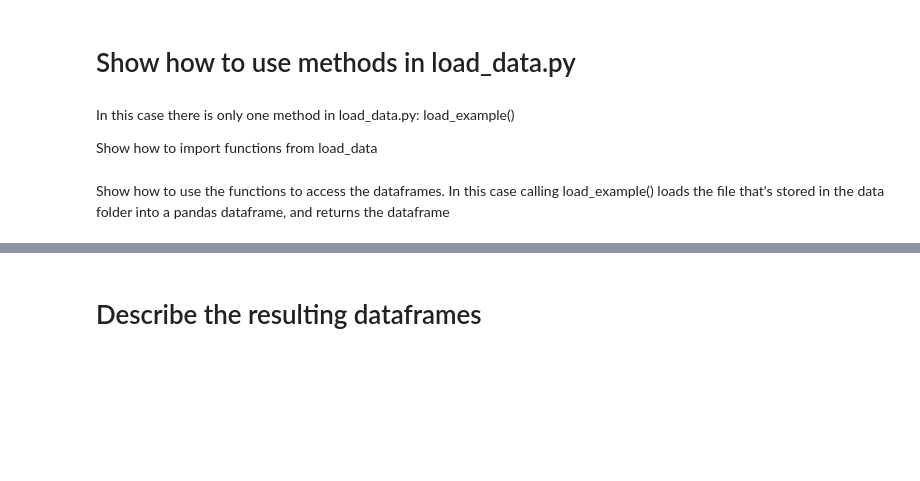
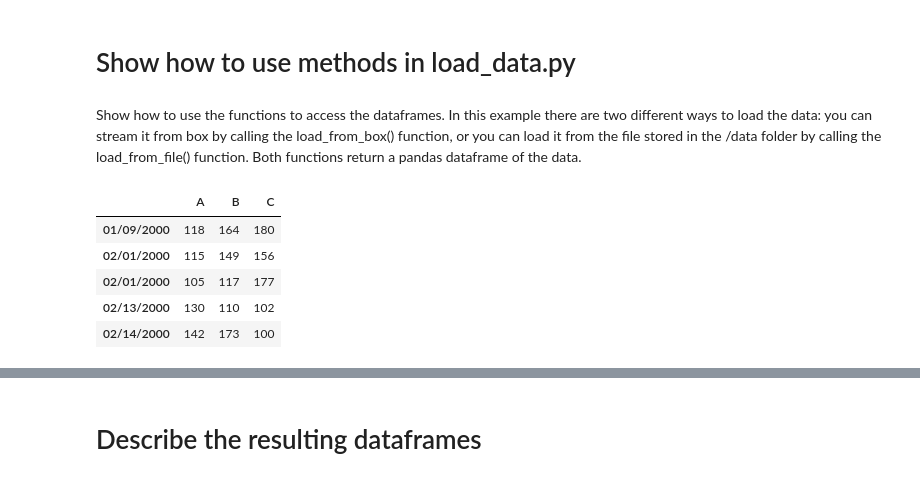
Before and after one commit to PayneLab/DataSharingTemplateRepository, a Jupyter notebook: data_descriptor.ipynb, the cells around one changed output, grey strips where cells are left out. Cells and saved outputs as stored; diff of their text form; code cells hidden in the pictures; blank space fills up the shorter version.

```diff
--- a/data_descriptor.ipynb
+++ b/data_descriptor.ipynb
@@ -1,7 +1,3 @@
 # %% [markdown]
 # Show how to use methods in load_data.py
-# %% [markdown]
-In this case there is only one method in load_data.py: load_example()
-
-Show how to import functions from load_data
 # %%
@@ -9,2 +5,2 @@ from load_data import load_example
 # %% [markdown]
-Show how to use the functions to access the dataframes.  In this case calling load_example() loads the file that's stored in the data folder into a pandas dataframe, and returns the dataframe
+Show how to use the functions to access the dataframes.  In this example there are two different ways to load the data: you can stream it from box by calling the load_from_box() function, or you can load it from the file stored in the /data folder by calling the load_from_file() function. Both functions return a pandas dataframe of the data.
@@ -12,0 +7,10 @@ data = load_example()
+# %%
+df = load_from_file()
+df.head()
+# %% [output]
+|  | A | B | C |
+| 01/09/2000 | 118 | 164 | 180 |
+| 02/01/2000 | 115 | 149 | 156 |
+| 02/01/2000 | 105 | 117 | 177 |
+| 02/13/2000 | 130 | 110 | 102 |
+| 02/14/2000 | 142 | 173 | 100 |
```
Also changed, not shown: parts of 6 cells of this notebook, 2 other files.
